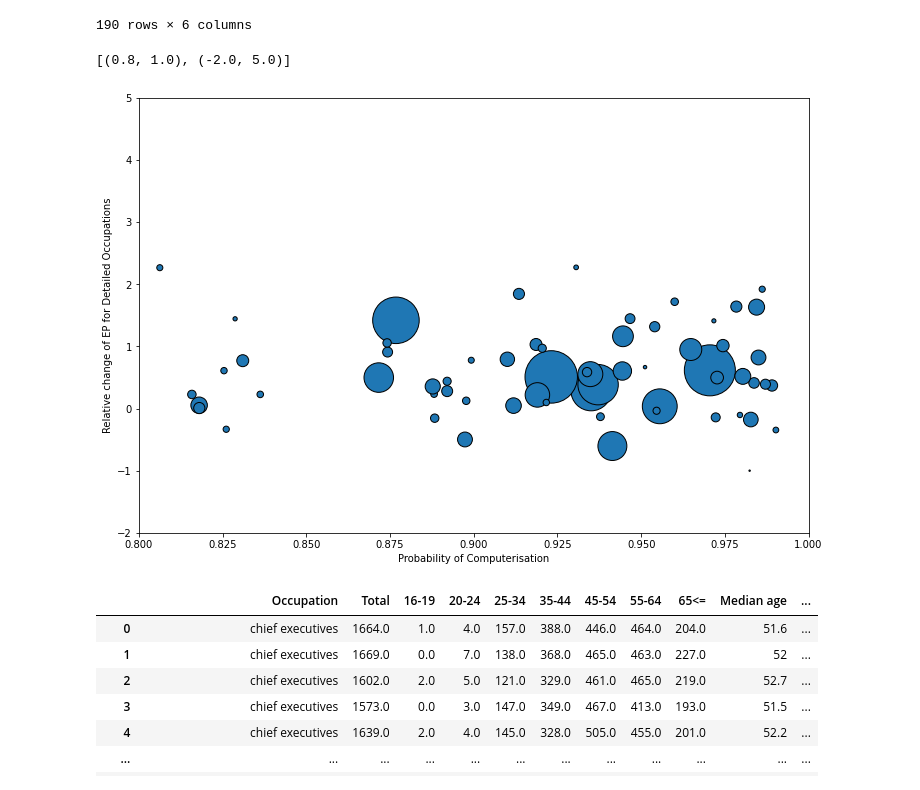
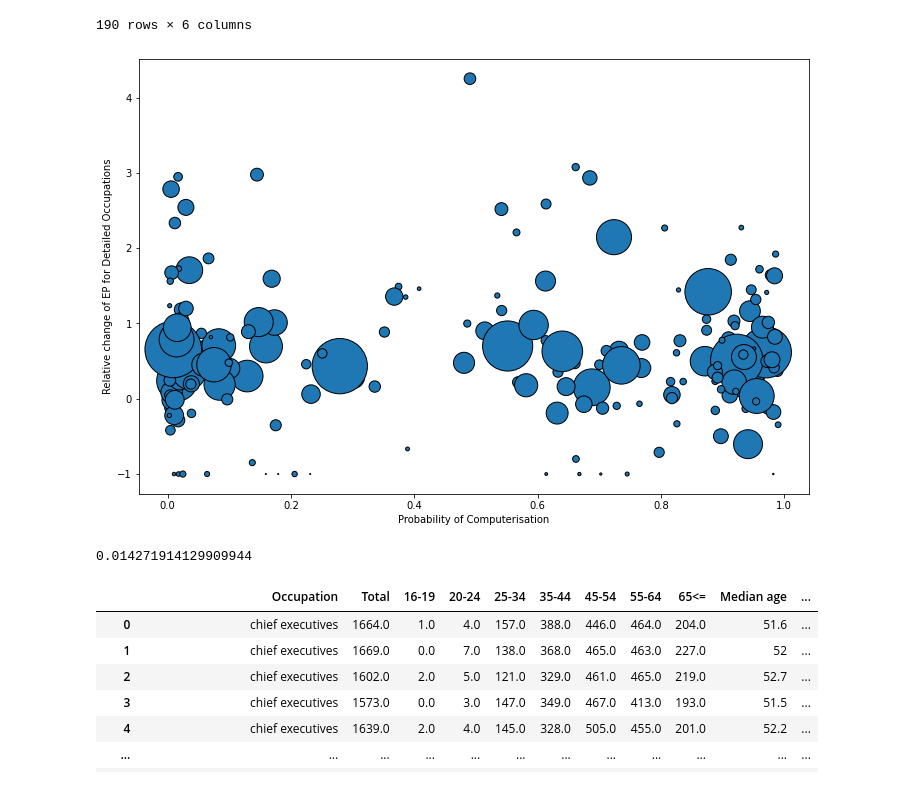
Before and after one commit to terencetan-c/4YP-The-Future-of-Work, a Jupyter notebook: Data modelling/Data modelling EP.ipynb, the cells around one changed output. Drawn from its saved outputs; the diff is of its cells as text; code cells hidden in the pictures.

```diff
--- a/Data modelling/Data modelling EP.ipynb
+++ b/Data modelling/Data modelling EP.ipynb
@@ -352,15 +376,18 @@ joint_auto3 = pd.merge(left=joint_auto3,right=joint_auto[joint_auto['Year']==202
 # %%
 fig, ax = plt.subplots()
 fig.set_size_inches(12, 8)
 plt.scatter(joint_auto3['Probability of Computerisation'],joint_auto3[0],s=joint_auto3['Total'],edgecolors='black')
 plt.ylabel('Relative change of EP for Detailed Occupations')
 plt.xlabel('Probability of Computerisation')
-ax.set(xlim=(0.8, 1), ylim=(-2, 5))   # Zoom in on plot
+#ax.set(xlim=(0.8, 1), ylim=(-2, 5))   # Zoom in on plot
 
-#plt.savefig("/Users/terencetan/Documents/Uni stuff/Engineering Science/4YP/4YP-The-Future-of-Work/Report/Figures/Scatter Relative change of OP for DO")
+plt.savefig("/Users/terencetan/Documents/Uni stuff/Engineering Science/4YP/4YP-The-Future-of-Work/Report/Figures/Scatter Relative change of EP for DO")
 # %% [output]
-[(0.8, 1.0), (-2.0, 5.0)]
-[figure, old version]
+[figure, new version]
+# %%
+joint_auto3['Probability of Computerisation'].corr(joint_auto3[0],method='pearson')
+# %% [output]
+0.014271914129909944
 # %%
 joint_auto
 # %% [output]
```
Also changed, not shown: parts of 7 cells of this notebook, 13 other files.
